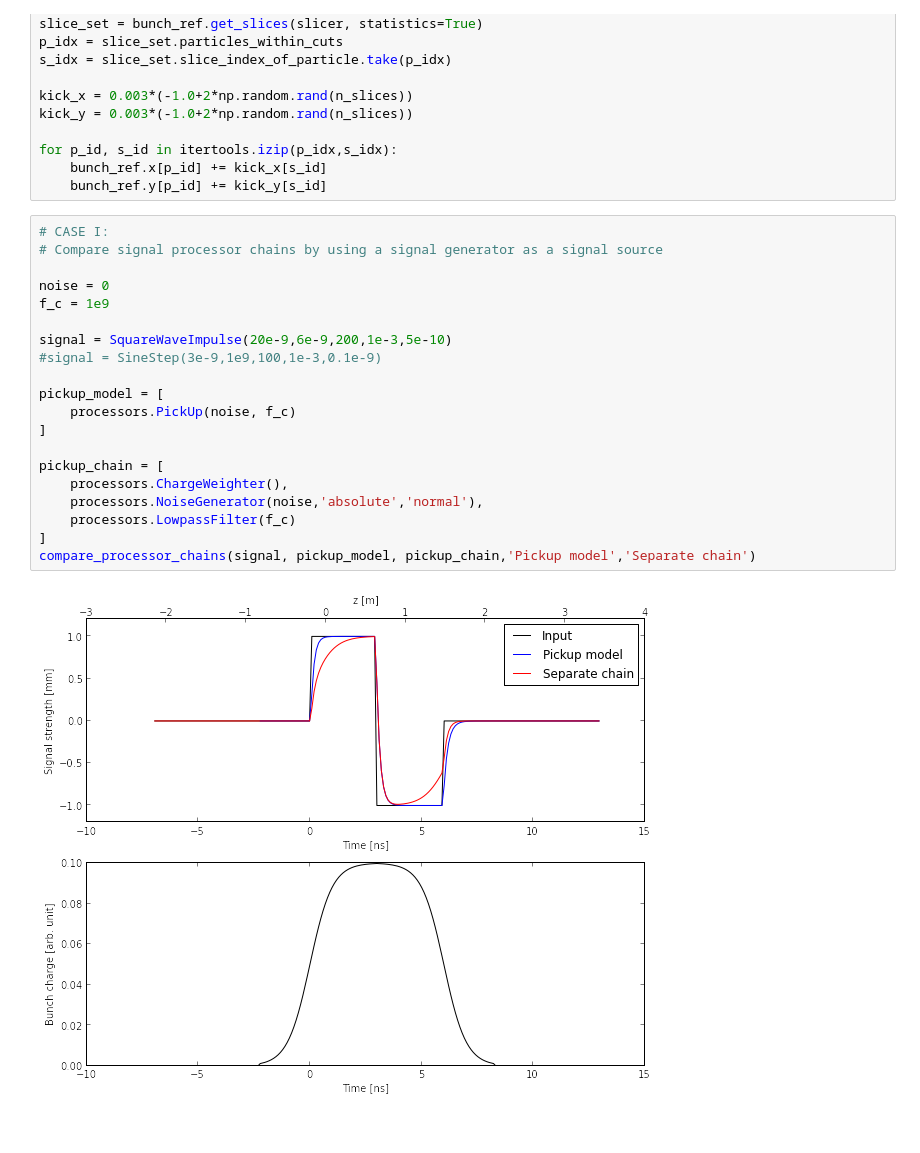
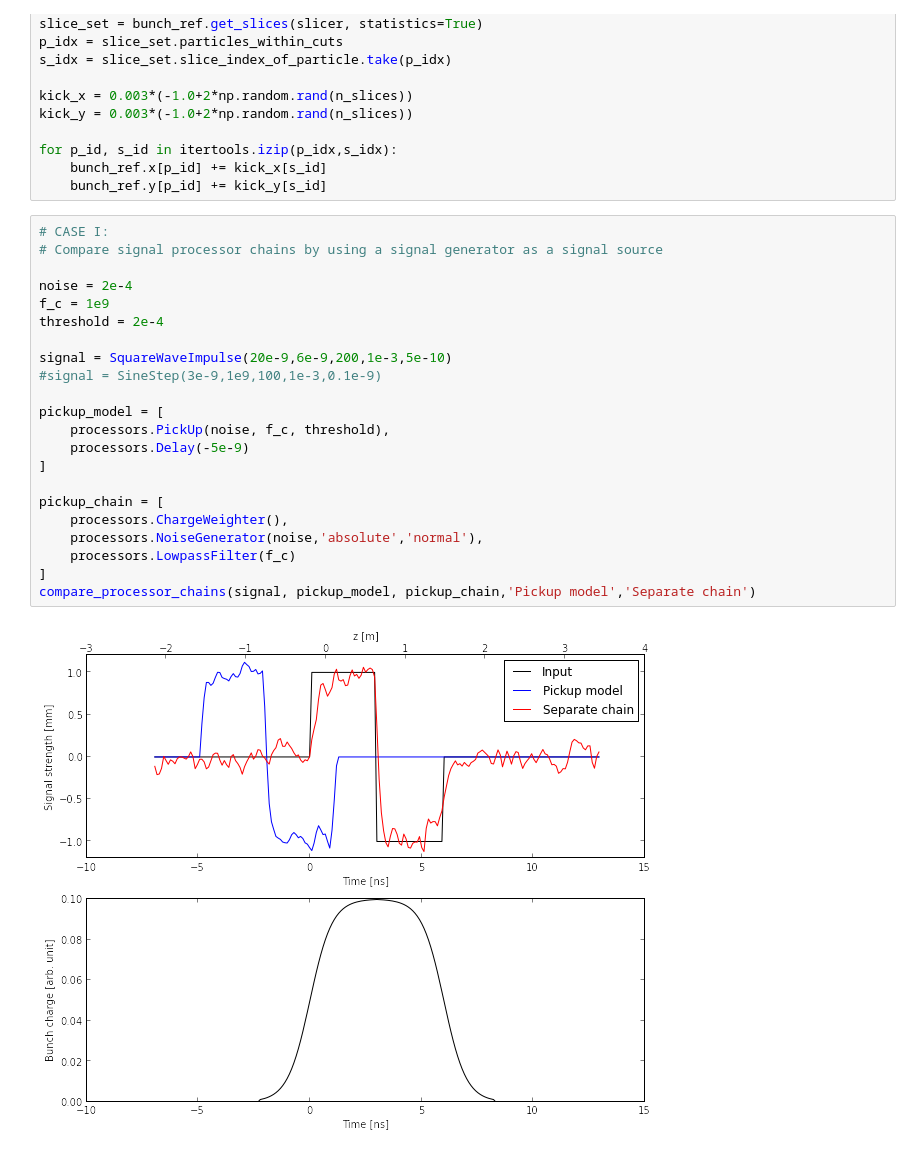
Before and after one commit to jkomppula/PyHEADTAIL_feedback, a Jupyter notebook: interactive-tests/SignalProcessorTest.ipynb, the cells around one changed output. Drawn from its saved outputs; the diff is of its cells as text.

Commit message:
Delay

```diff
--- a/interactive-tests/SignalProcessorTest.ipynb
+++ b/interactive-tests/SignalProcessorTest.ipynb
@@ -265,25 +263,27 @@ for p_id, s_id in itertools.izip(p_idx,s_idx):
 # %%
 # CASE I:
 # Compare signal processor chains by using a signal generator as a signal source
 
-noise = 0
+noise = 2e-4
 f_c = 1e9
+threshold = 2e-4
 
 signal = SquareWaveImpulse(20e-9,6e-9,200,1e-3,5e-10)
 #signal = SineStep(3e-9,1e9,100,1e-3,0.1e-9)
 
 pickup_model = [
-    processors.PickUp(noise, f_c)
+    processors.PickUp(noise, f_c, threshold),
+    processors.Delay(-5e-9)
 ]
 
 pickup_chain = [
     processors.ChargeWeighter(),
     processors.NoiseGenerator(noise,'absolute','normal'),
     processors.LowpassFilter(f_c)
 ]
 compare_processor_chains(signal, pickup_model, pickup_chain,'Pickup model','Separate chain')
 # %% [output]
-[figure, old version]
+[figure, new version]
 # %%
 # CASE II:
 # Compare signal processor chains by using the generated bunch as a signal source
```
Also changed, not shown: parts of 2 cells of this notebook, 1 other file.
